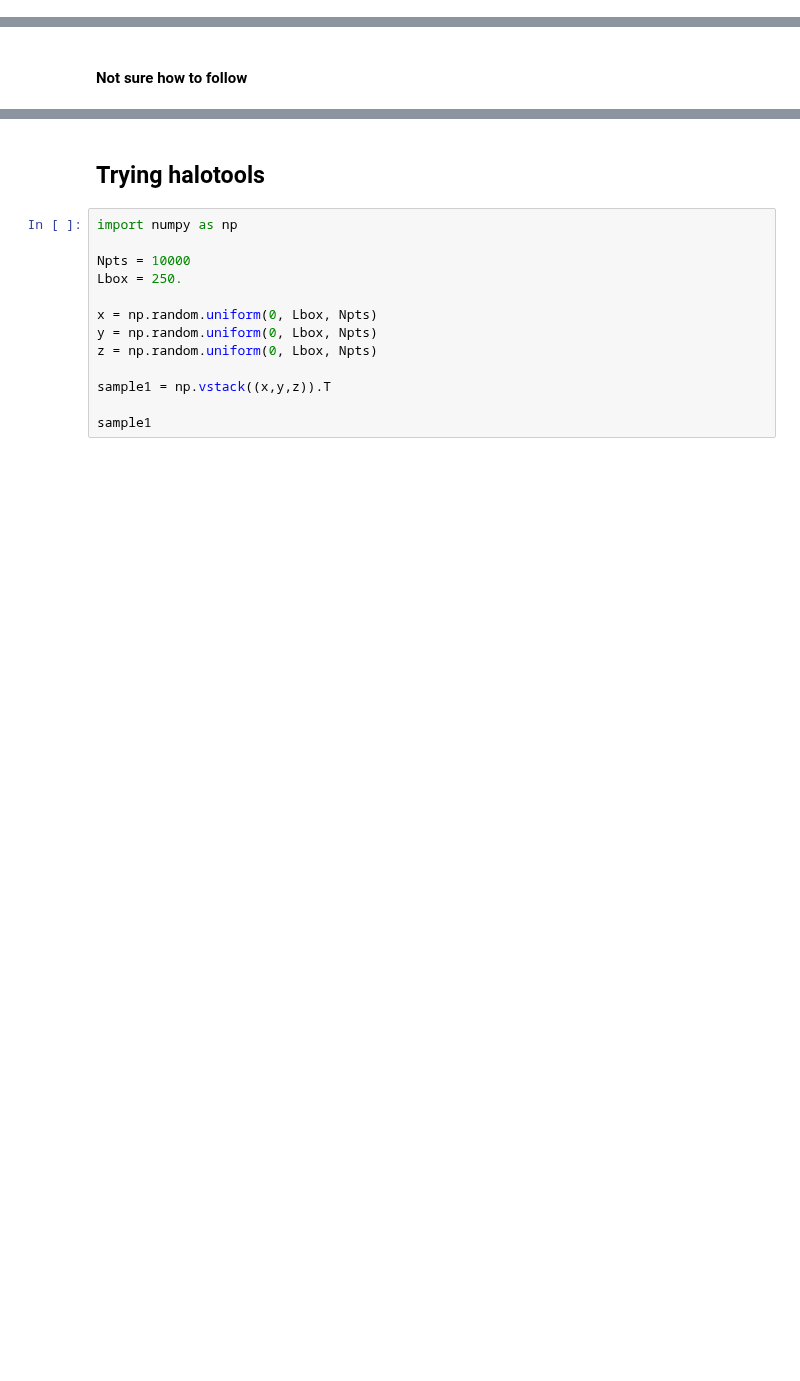
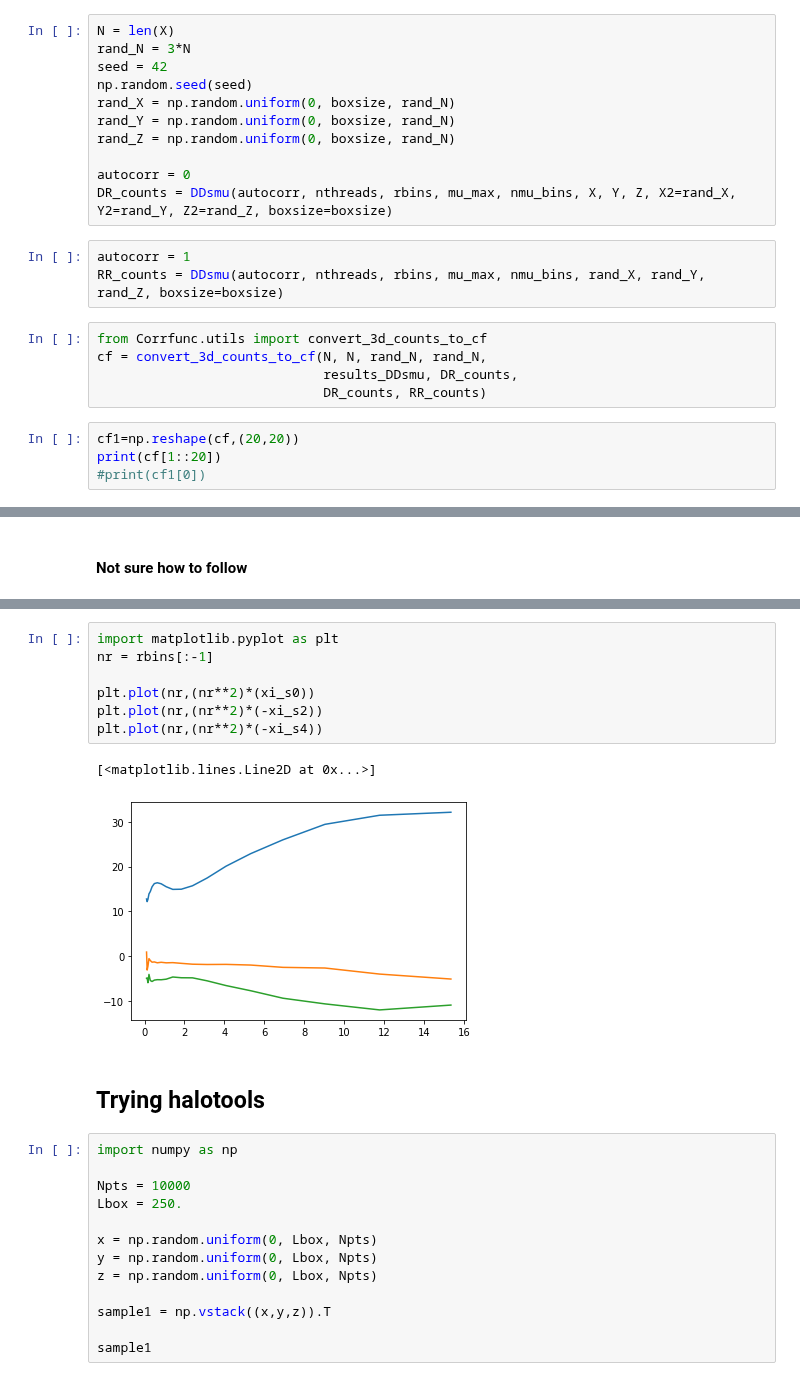
Before and after one commit to FedeDavilaKurban/VPF_Quijote, a Jupyter notebook: testing_2pcf.ipynb, the cells around one changed output, grey strips where cells are left out. Saved outputs shown, nothing was run; the diff lists cells and outputs as text; blank space fills up the shorter version.

```diff
--- a/testing_2pcf.ipynb
+++ b/testing_2pcf.ipynb
@@ -213,0 +196,23 @@ array([0.05, 0.1 , 0.15, 0.2 , 0.25, 0.3 , 0.35, 0.4 , 0.45, 0.5 , 0.55,
+# %%
+N = len(X)
+rand_N = 3*N
+seed = 42
+np.random.seed(seed)
+rand_X = np.random.uniform(0, boxsize, rand_N)
+rand_Y = np.random.uniform(0, boxsize, rand_N)
+rand_Z = np.random.uniform(0, boxsize, rand_N)
+
+autocorr = 0
+DR_counts = DDsmu(autocorr, nthreads, rbins, mu_max, nmu_bins, X, Y, Z, X2=rand_X, Y2=rand_Y, Z2=rand_Z, boxsize=boxsize)
+# %%
+autocorr = 1
+RR_counts = DDsmu(autocorr, nthreads, rbins, mu_max, nmu_bins, rand_X, rand_Y, rand_Z, boxsize=boxsize)
+# %%
+from Corrfunc.utils import convert_3d_counts_to_cf
+cf = convert_3d_counts_to_cf(N, N, rand_N, rand_N,
+                             results_DDsmu, DR_counts,
+                             DR_counts, RR_counts)
+# %%
+cf1=np.reshape(cf,(20,20))
+print(cf[1::20])
+#print(cf1[0])
@@ -216,3 +270,13 @@ array([0.05, 0.1 , 0.15, 0.2 , 0.25, 0.3 , 0.35, 0.4 , 0.45, 0.5 , 0.55,
+# %%
+import matplotlib.pyplot as plt
+nr = rbins[:-1]
+
+plt.plot(nr,(nr**2)*(xi_s0))
+plt.plot(nr,(nr**2)*(-xi_s2))
+plt.plot(nr,(nr**2)*(-xi_s4))
+# %% [output]
+[<matplotlib.lines.Line2D at 0x...>]
+[figure, added]
 # %% [markdown]
 ## Trying halotools
 # %%
```
Also changed, not shown: parts of 12 cells of this notebook, 2 other files.
